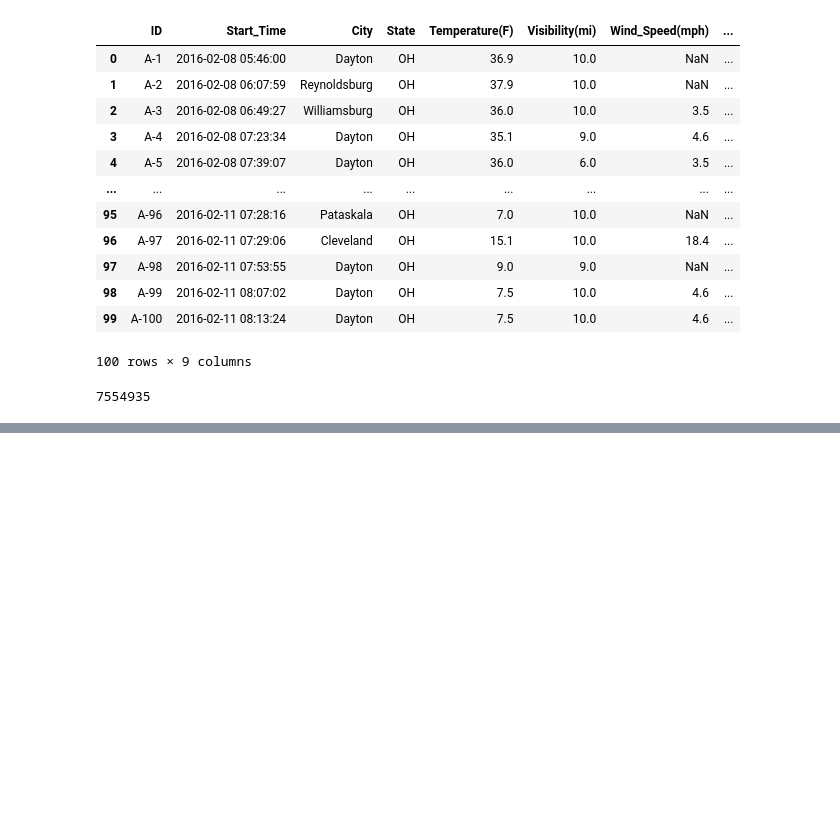
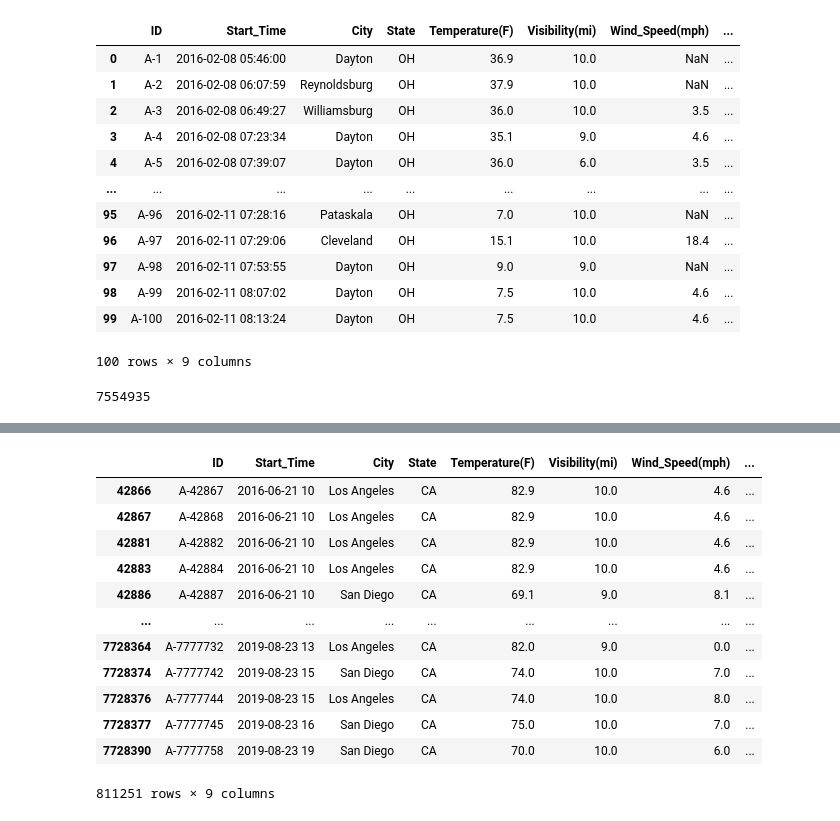
Before and after one commit to nicholasrouse/erdos2023, a Jupyter notebook: car_crashes.ipynb, the cells around one changed output, grey strips where cells are left out. Drawn from its saved outputs; the diff is of its cells as text; code cells hidden in the pictures; blank space fills up the shorter version.

```diff
--- a/car_crashes.ipynb
+++ b/car_crashes.ipynb
@@ -58,14 +52,0 @@ doc_head = doc.head(10000).copy()
-# %%
-doc.drop(doc[
-    (doc["City"] != "New York") &
-    (doc["City"] != "Los Angeles") &
-    (doc["City"] != "Chicago") &
-    (doc["City"] != "Houston") &
-    (doc["City"] != "Philadelphia") &
-    (doc["City"] != "San Antonio") &
-    (doc["City"] != "San Diego") &
-    (doc["City"] != "Dallas") &
-    (doc["City"] != "Austin") &
-    (doc["City"] != "Jacksonville")
-].index, inplace=True)
-len(doc)
@@ -93,0 +53,3 @@ list(doc.groupby(["City", "Weather_Condition"]))
+# %%
+doc = doc[doc["City"].isin(cities)]
+doc.head()
@@ -93,0 +79,22 @@ list(doc.groupby(["City", "Weather_Condition"]))
+# %%
+def previous_hour_mark(date_str):
+    date, time = date_str.split()
+    time = time[:2]
+    return date + " " + time
+# %%
+doc["Start_Time"] = doc["Start_Time"].apply(previous_hour_mark)
+doc
+# %% [output]
+|  | ID | Start_Time | City | State | Temperature(F) | Visibility(mi) | Wind_Speed(mph) | ... |
+| 42866 | A-42867 | 2016-06-21 10 | Los Angeles | CA | 82.9 | 10.0 | 4.6 | ... |
+| 42867 | A-42868 | 2016-06-21 10 | Los Angeles | CA | 82.9 | 10.0 | 4.6 | ... |
+| 42881 | A-42882 | 2016-06-21 10 | Los Angeles | CA | 82.9 | 10.0 | 4.6 | ... |
+| 42883 | A-42884 | 2016-06-21 10 | Los Angeles | CA | 82.9 | 10.0 | 4.6 | ... |
+| 42886 | A-42887 | 2016-06-21 10 | San Diego | CA | 69.1 | 9.0 | 8.1 | ... |
+| ... | ... | ... | ... | ... | ... | ... | ... | ... |
+| 7728364 | A-7777732 | 2019-08-23 13 | Los Angeles | CA | 82.0 | 9.0 | 0.0 | ... |
+| 7728374 | A-7777742 | 2019-08-23 15 | San Diego | CA | 74.0 | 10.0 | 7.0 | ... |
+| 7728376 | A-7777744 | 2019-08-23 15 | Los Angeles | CA | 74.0 | 10.0 | 8.0 | ... |
+| 7728377 | A-7777745 | 2019-08-23 16 | San Diego | CA | 75.0 | 10.0 | 7.0 | ... |
+| 7728390 | A-7777758 | 2019-08-23 19 | San Diego | CA | 70.0 | 10.0 | 6.0 | ... |
+811251 rows × 9 columns
```
Also changed, not shown: parts of 8 cells of this notebook, 1 other file.
